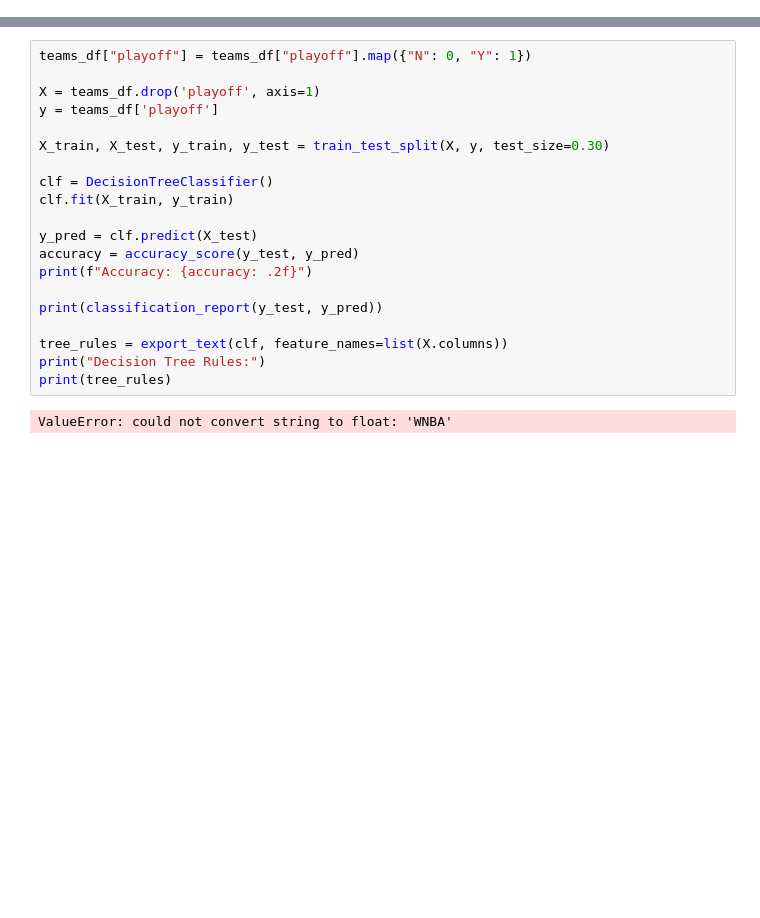
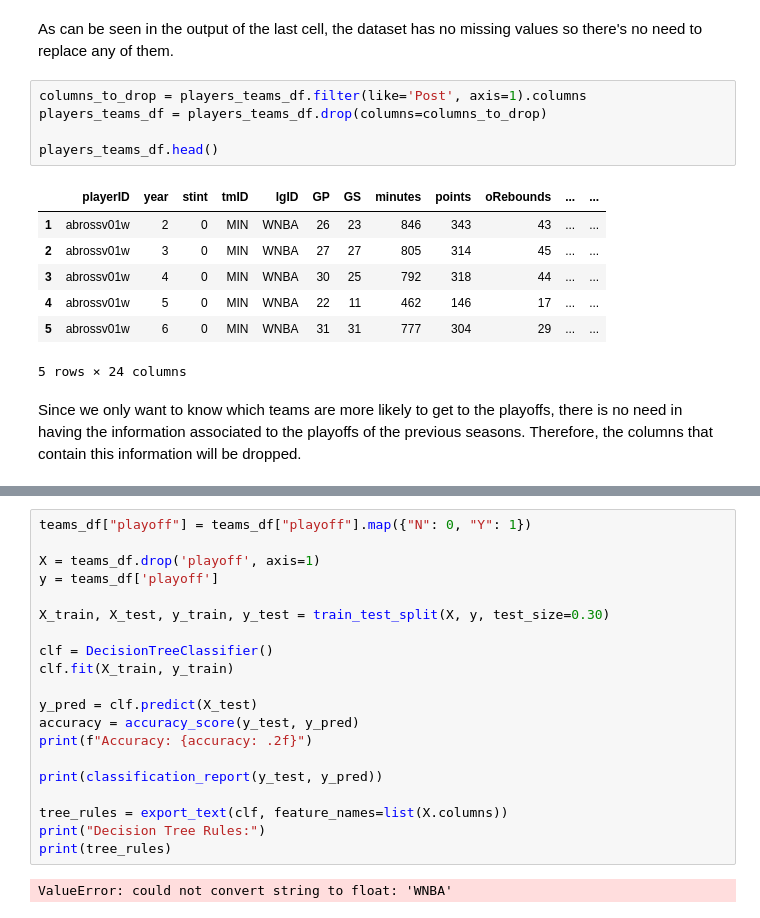
Before and after one commit to Hugo7gomes/FEUP_AC, a Jupyter notebook: firstApproach.ipynb, the cells around one changed output, grey strips where cells are left out. Cells and saved outputs as stored; diff of their text form; blank space fills up the shorter version.

Commit message:
outliers, data missing and duplicates

```diff
--- a/firstApproach.ipynb
+++ b/firstApproach.ipynb
@@ -10,0 +134,17 @@ from sklearn.tree import export_text
+# %% [markdown]
+As can be seen in the output of the last cell, the dataset has no missing values so there's no need to replace any of them.
+# %%
+columns_to_drop = players_teams_df.filter(like='Post', axis=1).columns
+players_teams_df = players_teams_df.drop(columns=columns_to_drop)
+
+players_teams_df.head()
+# %% [output]
+|  | playerID | year | stint | tmID | lgID | GP | GS | minutes | points | oRebounds | ... | ... |
+| 1 | abrossv01w | 2 | 0 | MIN | WNBA | 26 | 23 | 846 | 343 | 43 | ... | ... |
+| 2 | abrossv01w | 3 | 0 | MIN | WNBA | 27 | 27 | 805 | 314 | 45 | ... | ... |
+| 3 | abrossv01w | 4 | 0 | MIN | WNBA | 30 | 25 | 792 | 318 | 44 | ... | ... |
+| 4 | abrossv01w | 5 | 0 | MIN | WNBA | 22 | 11 | 462 | 146 | 17 | ... | ... |
+| 5 | abrossv01w | 6 | 0 | MIN | WNBA | 31 | 31 | 777 | 304 | 29 | ... | ... |
+5 rows × 24 columns
+# %% [markdown]
+Since we only want to know which teams are more likely to get to the playoffs, there is no need in having the information associated to the playoffs of the previous seasons. Therefore, the columns that contain this information will be dropped.
```
Also changed, not shown: parts of 14 cells of this notebook, 1 other file.
